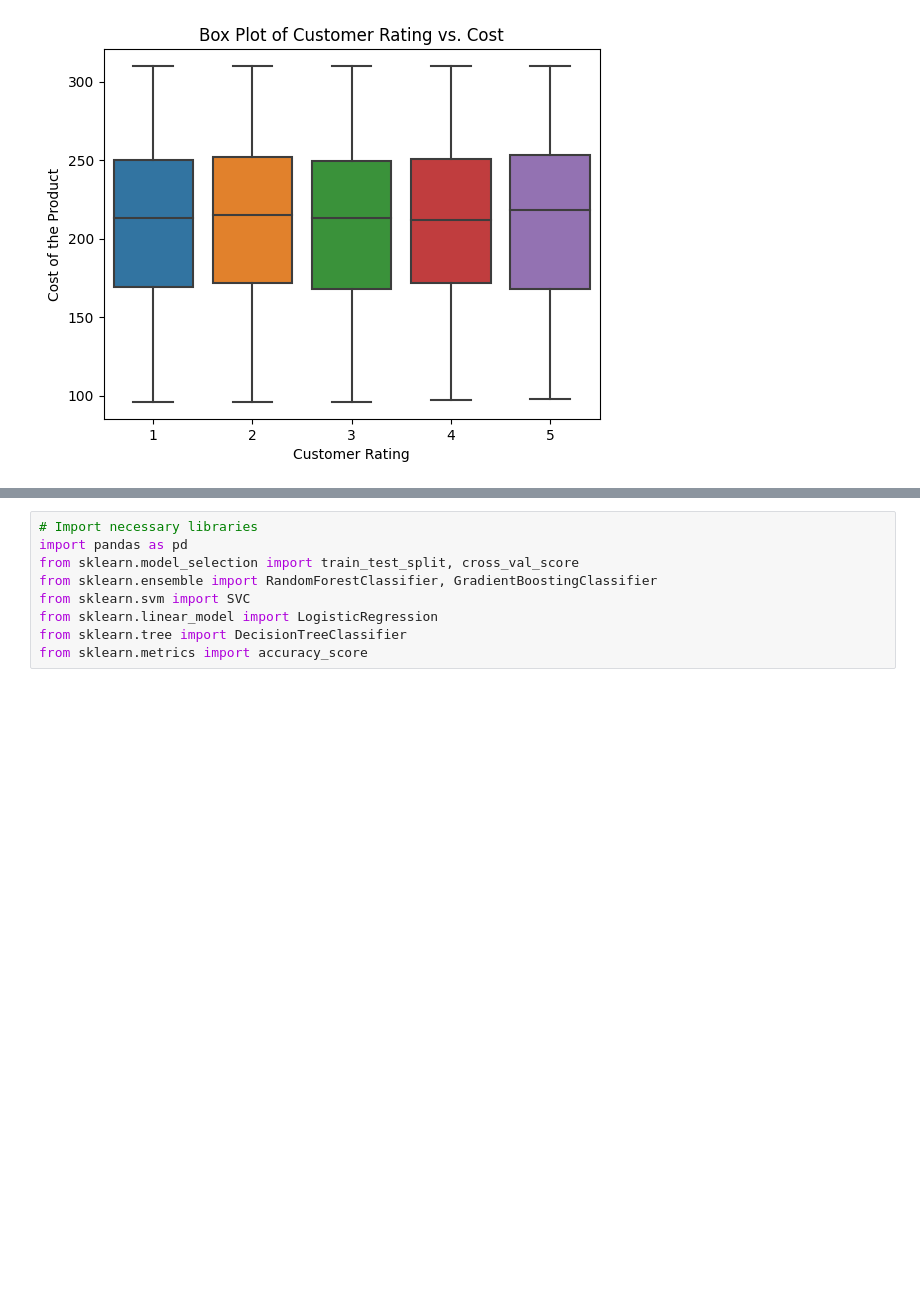
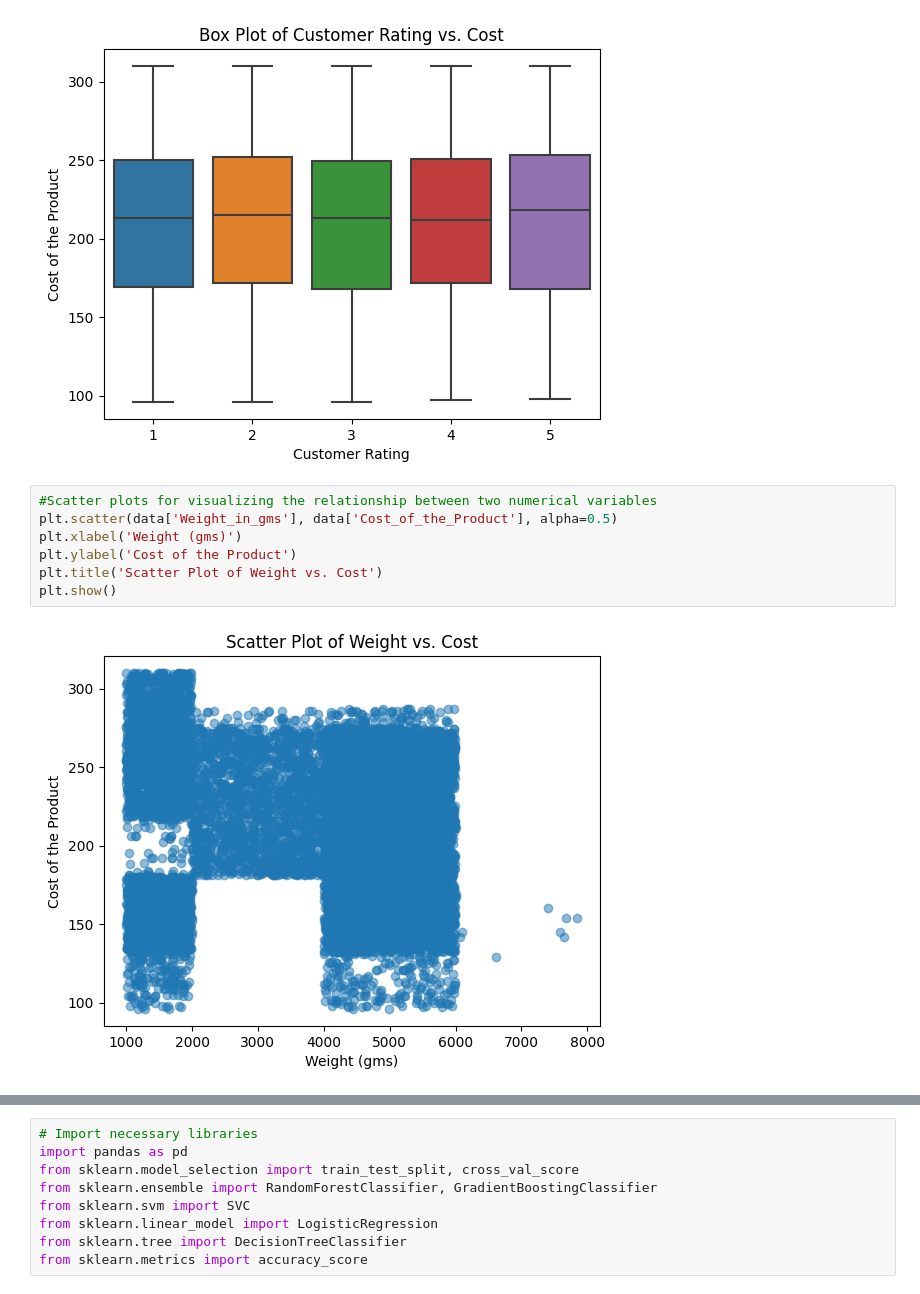
Before and after one commit to vengie/Project42_ELOGISTIX, a Jupyter notebook: Notebooks/logistix.ipynb, the cells around one changed output, grey strips where cells are left out. Cells and saved outputs as stored; diff of their text form; blank space fills up the shorter version.

```diff
--- a/Notebooks/logistix.ipynb
+++ b/Notebooks/logistix.ipynb
@@ -144,3 +141,12 @@ plt.title('Box Plot of Customer Rating vs. Cost')
 plt.show()
 # %% [output]
 [figure]
+# %%
+#Scatter plots for visualizing the relationship between two numerical variables
+plt.scatter(data['Weight_in_gms'], data['Cost_of_the_Product'], alpha=0.5)
+plt.xlabel('Weight (gms)')
+plt.ylabel('Cost of the Product')
+plt.title('Scatter Plot of Weight vs. Cost')
+plt.show()
+# %% [output]
+[figure, added]
```
Also changed, not shown: parts of 6 cells of this notebook.
